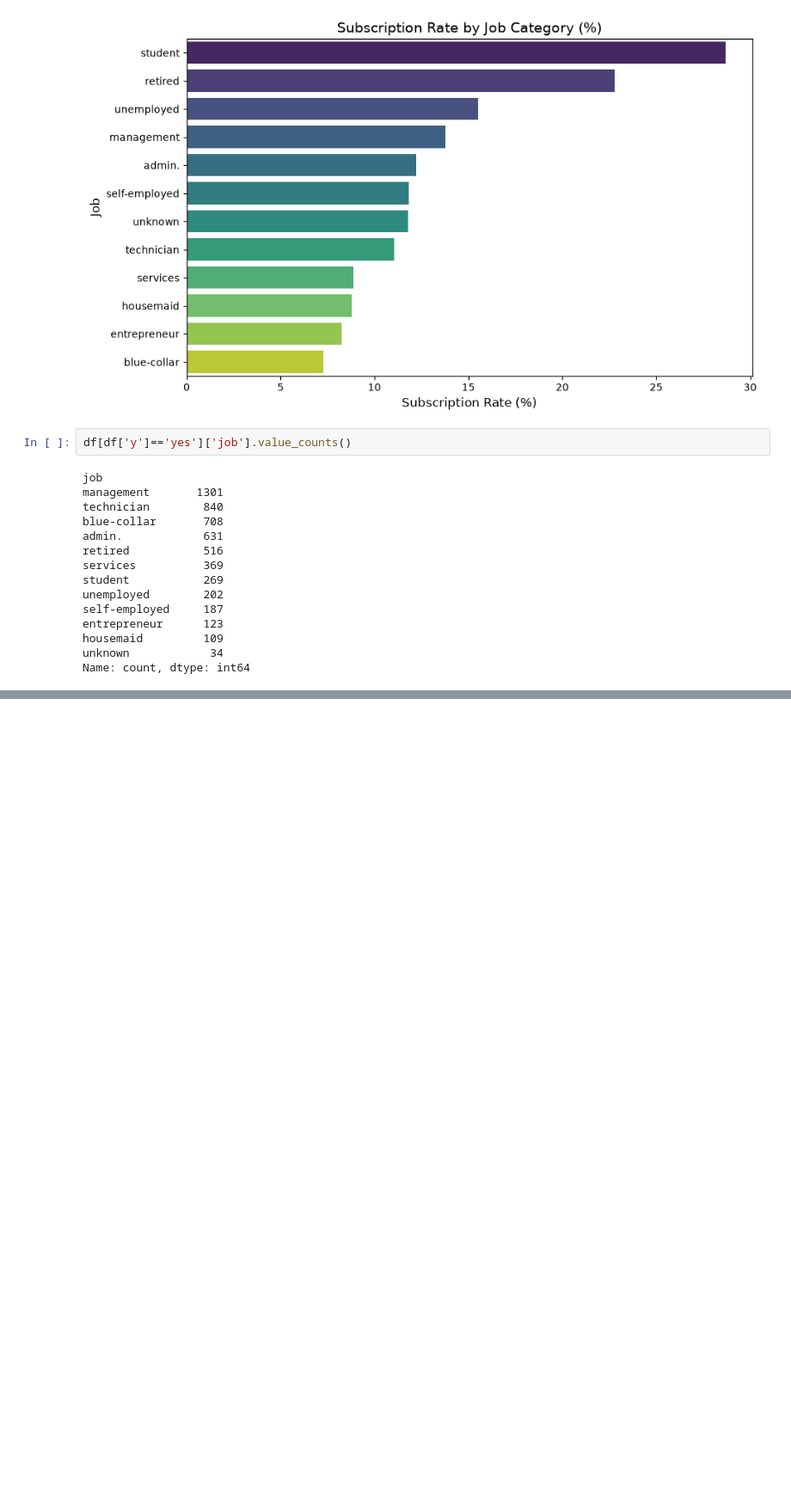
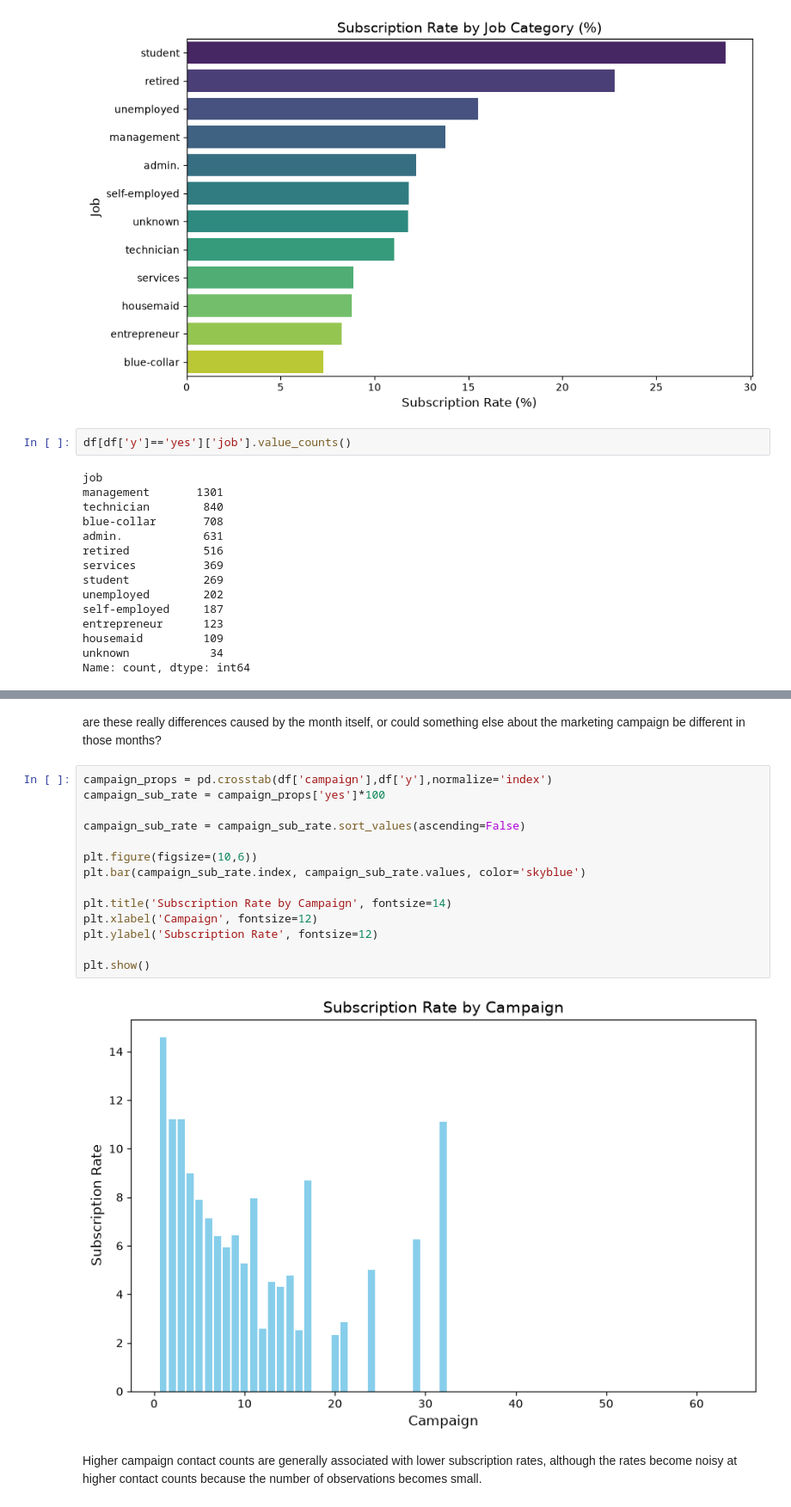
Before and after one commit to ajcoolninja/classical-ml-classification, a Jupyter notebook: notebooks/01_exploration.ipynb, the cells around one changed output, grey strips where cells are left out. Shown at 86% size. Saved outputs shown, nothing was run; the diff lists cells and outputs as text; blank space fills up the shorter version.

```diff
--- a/notebooks/01_exploration.ipynb
+++ b/notebooks/01_exploration.ipynb
@@ -126,0 +166,20 @@ Text(0, 0.5, 'Income')
+# %% [markdown]
+are these really differences caused by the month itself, or could something else about the marketing campaign be different in those months?
+# %%
+campaign_props = pd.crosstab(df['campaign'],df['y'],normalize='index')
+campaign_sub_rate = campaign_props['yes']*100
+
+campaign_sub_rate = campaign_sub_rate.sort_values(ascending=False)
+
+plt.figure(figsize=(10,6))
+plt.bar(campaign_sub_rate.index, campaign_sub_rate.values, color='skyblue')
+
+plt.title('Subscription Rate by Campaign', fontsize=14)
+plt.xlabel('Campaign', fontsize=12)
+plt.ylabel('Subscription Rate', fontsize=12)
+
+plt.show()
+# %% [output]
+[figure, added]
+# %% [markdown]
+Higher campaign contact counts are generally associated with lower subscription rates, although the rates become noisy at higher contact counts because the number of observations becomes small.
```
Also changed, not shown: parts of 17 cells of this notebook.
